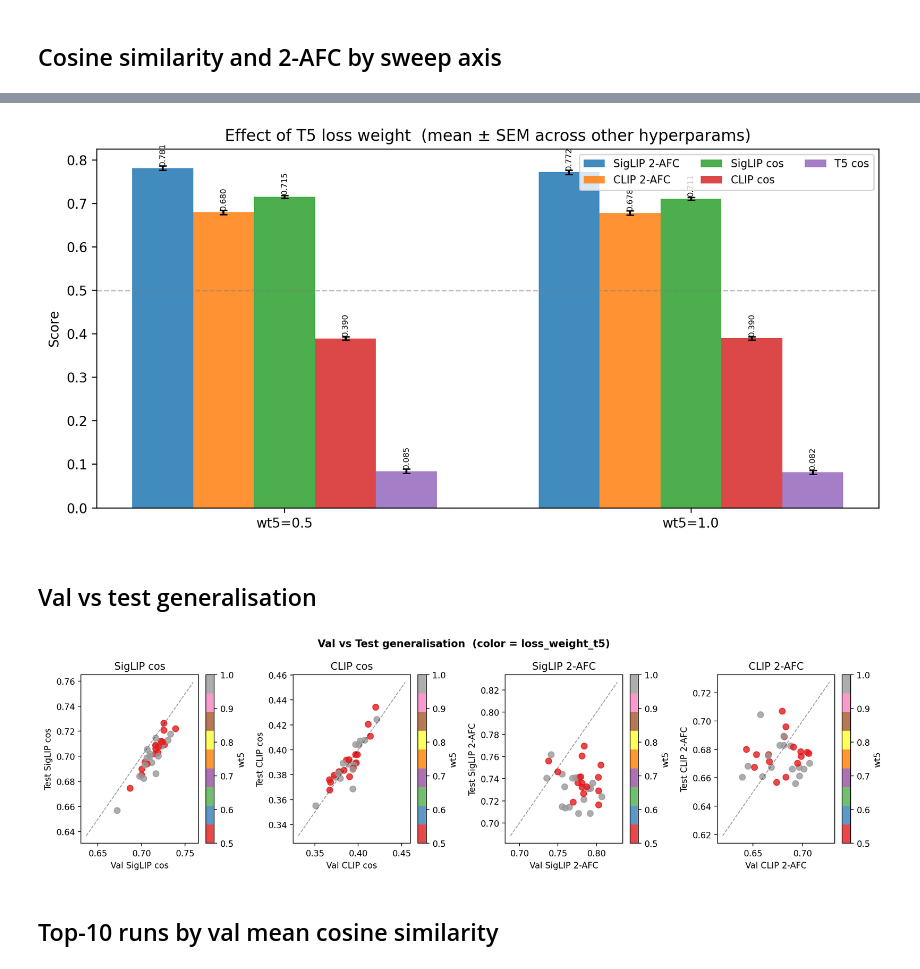
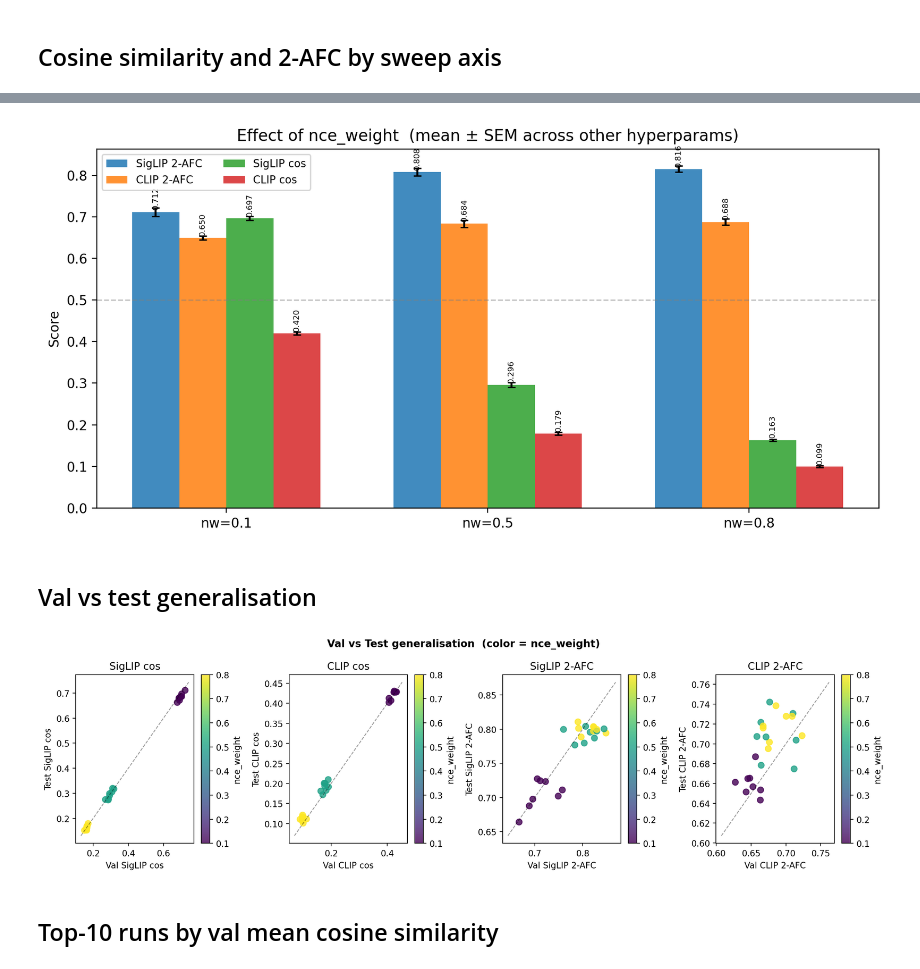
Before and after one commit to YAOJaredz/NeurObjectGen, a Jupyter notebook: notebooks/sweep_multihead.ipynb, the cells around one changed output, grey strips where cells are left out. Drawn from its saved outputs; the diff is of its cells as text; code cells hidden in the pictures.

```diff
--- a/notebooks/sweep_multihead.ipynb
+++ b/notebooks/sweep_multihead.ipynb
@@ -93,10 +96,11 @@ display(summary)
 ## Cosine similarity and 2-AFC by sweep axis
 # %%
 METRICS = [
-    ('val_mean_2afc',  'Val mean criterion (sig_2afc+clip_2afc+t5_cos)/3'),
-    ('val_2afc_siglip','Val 2-AFC — SigLIP'),
-    ('val_2afc_clip',  'Val 2-AFC — CLIP'),
-    ('val_cos_t5',     'Val cos — T5 PCA'),
+    ('val_mean_cos',    'Val mean cos (sig+clip)/2'),
+    ('val_2afc_siglip', 'Val 2-AFC — SigLIP'),
+    ('val_2afc_clip',   'Val 2-AFC — CLIP'),
+    ('val_cos_siglip',  'Val cos — SigLIP'),
+    ('val_cos_clip',    'Val cos — CLIP'),
 ]
 
 fig, axes = plt.subplots(len(METRICS), len(SWEEP_AXES),
@@ -105,9 +109,9 @@ fig, axes = plt.subplots(len(METRICS), len(SWEEP_AXES),
 
 rng = np.random.default_rng(0)
 
-wt5_vals  = sorted(df['loss_weight_t5'].unique())
-wt5_cmap  = plt.cm.get_cmap('Set1', len(wt5_vals))
-wt5_color = {v: wt5_cmap(i) for i, v in enumerate(wt5_vals)}
+nw_vals  = sorted(df['nce_weight'].unique())
+nw_cmap  = plt.cm.get_cmap('Set1', len(nw_vals))
+nw_color = {v: nw_cmap(i) for i, v in enumerate(nw_vals)}
 
 for mi, (metric, ylabel) in enumerate(METRICS):
     if metric not in df.columns:
@@ -119,13 +123,13 @@ for mi, (metric, ylabel) in enumerate(METRICS):
         levels = sorted(df[axis_col].unique())
         for lvl_i, lvl in enumerate(levels):
             sub = df[df[axis_col] == lvl]
-            for wt5, grp in sub.groupby('loss_weight_t5'):
+            for nw, grp in sub.groupby('nce_weight'):
                 vals = grp[metric].dropna().values
                 if not len(vals): continue
                 jitter = rng.uniform(-0.12, 0.12, len(vals))
                 ax.scatter(np.full(len(vals), lvl_i) + jitter, vals,
-                           color=wt5_color[wt5], alpha=0.75, s=45,
-                           label=f'wt5={wt5}' if ai == 0 and lvl_i == 0 else '_')
+                           color=nw_color[nw], alpha=0.75, s=45,
+                           label=f'nw={nw}' if ai == 0 and lvl_i == 0 else '_')
             all_vals = sub[metric].dropna().values
             if len(all_vals):
                 ax.plot([lvl_i - 0.3, lvl_i + 0.3],
@@ -139,10 +143,10 @@ for mi, (metric, ylabel) in enumerate(METRICS):
             ax.set_title(axis_col, fontsize=9, fontweight='bold')
 
 handles = [plt.Line2D([0],[0],marker='o',color='w',
-           markerfacecolor=wt5_color[v],markersize=8,label=f'wt5={v}') for v in wt5_vals]
-fig.legend(handles=handles, title='loss_weight_t5', loc='upper right',
+           markerfacecolor=nw_color[v],markersize=8,label=f'nw={v}') for v in nw_vals]
+fig.legend(handles=handles, title='nce_weight', loc='upper right',
            bbox_to_anchor=(1.01, 1), fontsize=8)
-fig.suptitle('MultiHead sweep — metrics by hyperparameter  (color = loss_weight_t5)',
+fig.suptitle('MultiHead sweep — metrics by hyperparameter  (color = nce_weight)',
              fontweight='bold', y=1.01)
 plt.tight_layout()
 plt.show()
@@ -153,37 +157,36 @@ plt.show()
 # %%
 metrics_ab = [
     ('val_2afc_siglip', 'SigLIP 2-AFC'),
     ('val_2afc_clip',   'CLIP 2-AFC'),
     ('val_cos_siglip',  'SigLIP cos'),
     ('val_cos_clip',    'CLIP cos'),
-    ('val_cos_t5',      'T5 cos'),
 ]
 metrics_ab = [(m, l) for m, l in metrics_ab if m in df.columns]
-wt5_labels = sorted(df['loss_weight_t5'].unique())
-x = np.arange(len(wt5_labels))
-width = 0.15
+nw_labels = sorted(df['nce_weight'].unique())
+x = np.arange(len(nw_labels))
+width = 0.18
 
 fig, ax = plt.subplots(figsize=(9, 4.5))
 offsets = np.linspace(-(len(metrics_ab)-1)/2, (len(metrics_ab)-1)/2, len(metrics_ab)) * width
 
 for off, (metric, label) in zip(offsets, metrics_ab):
-    means = [df[df['loss_weight_t5'] == w][metric].mean() for w in wt5_labels]
-    sems  = [df[df['loss_weight_t5'] == w][metric].sem()  for w in wt5_labels]
+    means = [df[df['nce_weight'] == w][metric].mean() for w in nw_labels]
+    sems  = [df[df['nce_weight'] == w][metric].sem()  for w in nw_labels]
     bars  = ax.bar(x + off, means, width, yerr=sems, capsize=3, label=label, alpha=0.85)
     for bar, v in zip(bars, means):
         ax.text(bar.get_x() + bar.get_width()/2, v + 0.005,
                 f'{v:.3f}', ha='center', va='bottom', fontsize=6, rotation=90)
 
 ax.set_xticks(x)
-ax.set_xticklabels([f'wt5={v}' for v in wt5_labels])
+ax.set_xticklabels([f'nw={v}' for v in nw_labels])
 ax.set_ylabel('Score')
-ax.set_title('Effect of T5 loss weight  (mean ± SEM across other hyperparams)')
-ax.legend(fontsize=8, ncol=3)
+ax.set_title('Effect of nce_weight  (mean ± SEM across other hyperparams)')
+ax.legend(fontsize=8, ncol=2)
 ax.axhline(0.5, color='grey', lw=1, ls='--', alpha=0.5)
 plt.tight_layout()
 plt.show()
 # %% [output]
-[figure, old version]
+[figure, new version]
 # %% [markdown]
 ## Val vs test generalisation
 # %%
@@ -196,24 +199,24 @@ if has_test:
     for ax, (vcol, tcol, title) in zip(axes, pairs):
         sub = df.dropna(subset=[vcol, tcol])
         sc = ax.scatter(sub[vcol], sub[tcol],
-                        c=sub["loss_weight_t5"], cmap="Set1",
-                        vmin=sub["loss_weight_t5"].min(),
-                        vmax=sub["loss_weight_t5"].max(),
+                        c=sub['nce_weight'], cmap='viridis',
+                        vmin=sub['nce_weight'].min(),
+                        vmax=sub['nce_weight'].max(),
                         s=50, alpha=0.8)
         lim = [min(sub[vcol].min(), sub[tcol].min()) - 0.02,
                max(sub[vcol].max(), sub[tcol].max()) + 0.02]
-        ax.plot(lim, lim, "k--", lw=1, alpha=0.4)
-        ax.set_xlabel(f"Val {title}")
-        ax.set_ylabel(f"Test {title}")
+        ax.plot(lim, lim, 'k--', lw=1, alpha=0.4)
+        ax.set_xlabel(f'Val {title}')
+        ax.set_ylabel(f'Test {title}')
         ax.set_title(title)
-        plt.colorbar(sc, ax=ax, label="wt5")
-    fig.suptitle("Val vs Test generalisation  (color = loss_weight_t5)", fontweight="bold")
+        plt.colorbar(sc, ax=ax, label='nce_weight')
+    fig.suptitle('Val vs Test generalisation  (color = nce_weight)', fontweight='bold')
     plt.tight_layout()
     plt.show()
 else:
-    print("Test metrics not yet available — rerun once all jobs complete.")
+    print('Test metrics not yet available — rerun once all jobs complete.')
 # %% [output]
-[figure, old version]
+[figure, new version]
 # %% [markdown]
 ## Top-10 runs by val mean cosine similarity
 # %%
```
Also changed, not shown: parts of 8 cells of this notebook, 5 other files.
